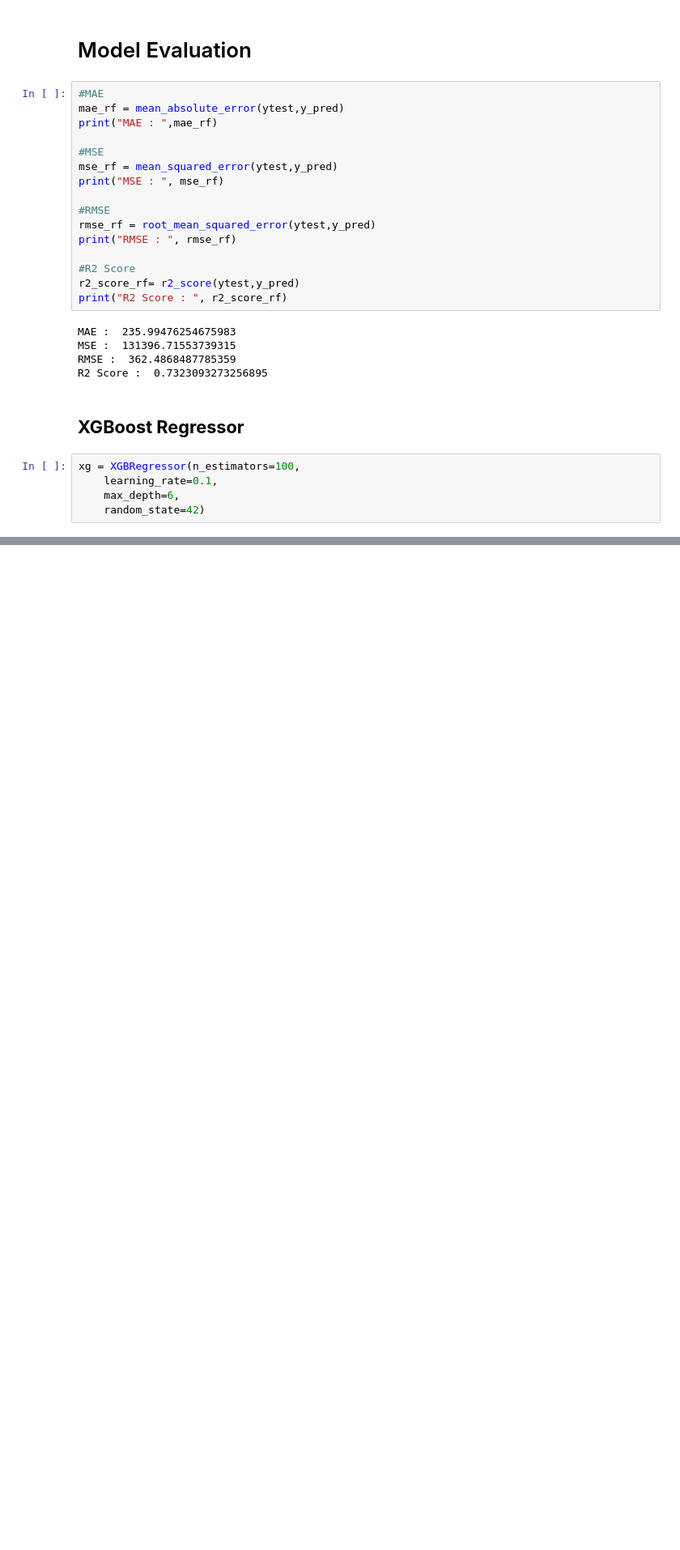
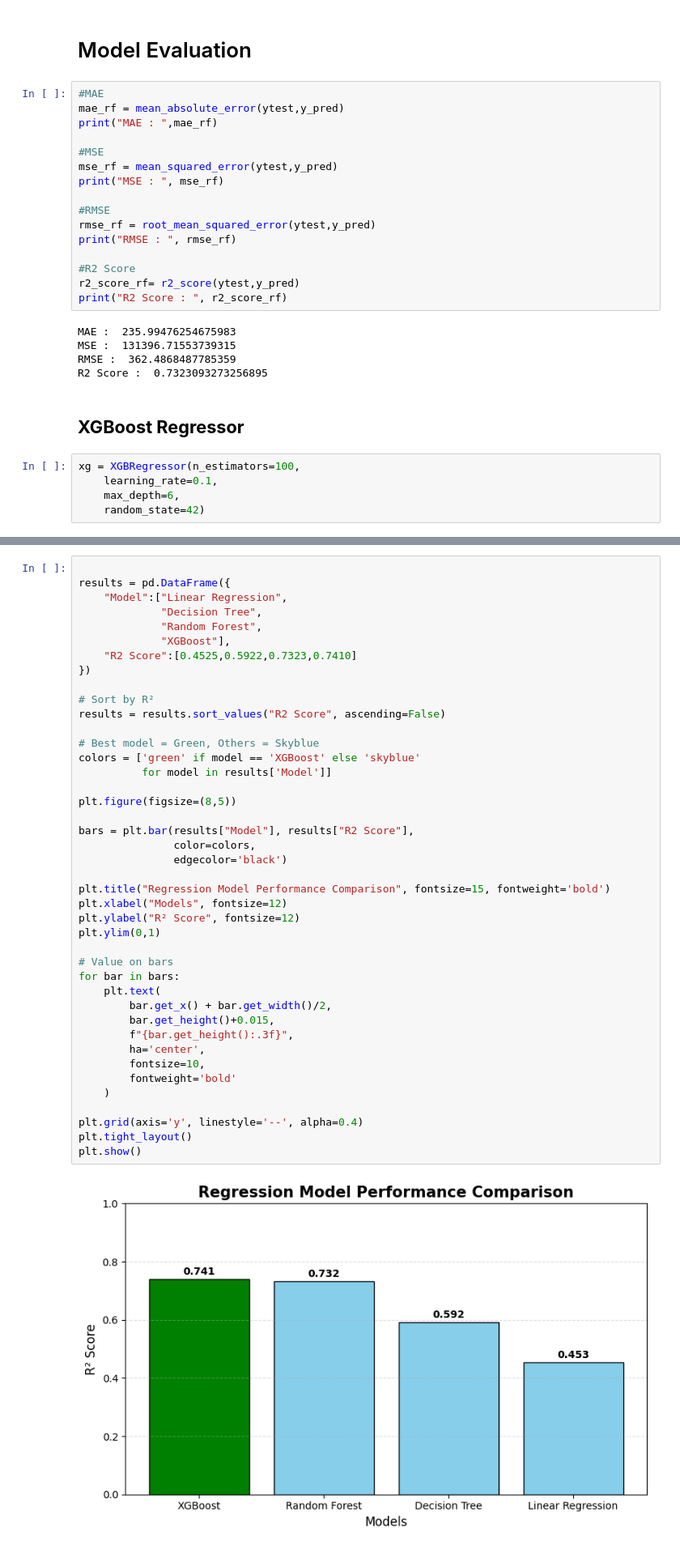
Before and after one commit to samifahim07/Laptop-Price-prediciton-using-ML, a Jupyter notebook: laptop_Price.ipynb, the cells around one changed output, grey strips where cells are left out. Shown at 81% size. Drawn from its saved outputs; the diff is of its cells as text; blank space fills up the shorter version.

Commit message:
Implement code changes to enhance functionality and improve performance

```diff
--- a/laptop_Price.ipynb
+++ b/laptop_Price.ipynb
@@ -278,0 +317,44 @@ xg = XGBRegressor(n_estimators=100,
+# %%
+
+results = pd.DataFrame({
+    "Model":["Linear Regression",
+             "Decision Tree",
+             "Random Forest",
+             "XGBoost"],
+    "R2 Score":[0.4525,0.5922,0.7323,0.7410]
+})
+
+# Sort by R²
+results = results.sort_values("R2 Score", ascending=False)
+
+# Best model = Green, Others = Skyblue
+colors = ['green' if model == 'XGBoost' else 'skyblue'
+          for model in results['Model']]
+
+plt.figure(figsize=(8,5))
+
+bars = plt.bar(results["Model"], results["R2 Score"],
+               color=colors,
+               edgecolor='black')
+
+plt.title("Regression Model Performance Comparison", fontsize=15, fontweight='bold')
+plt.xlabel("Models", fontsize=12)
+plt.ylabel("R² Score", fontsize=12)
+plt.ylim(0,1)
+
+# Value on bars
+for bar in bars:
+    plt.text(
+        bar.get_x() + bar.get_width()/2,
+        bar.get_height()+0.015,
+        f"{bar.get_height():.3f}",
+        ha='center',
+        fontsize=10,
+        fontweight='bold'
+    )
+
+plt.grid(axis='y', linestyle='--', alpha=0.4)
+plt.tight_layout()
+plt.show()
+# %% [output]
+[figure, added]
```
Also changed, not shown: parts of 7 cells of this notebook.
